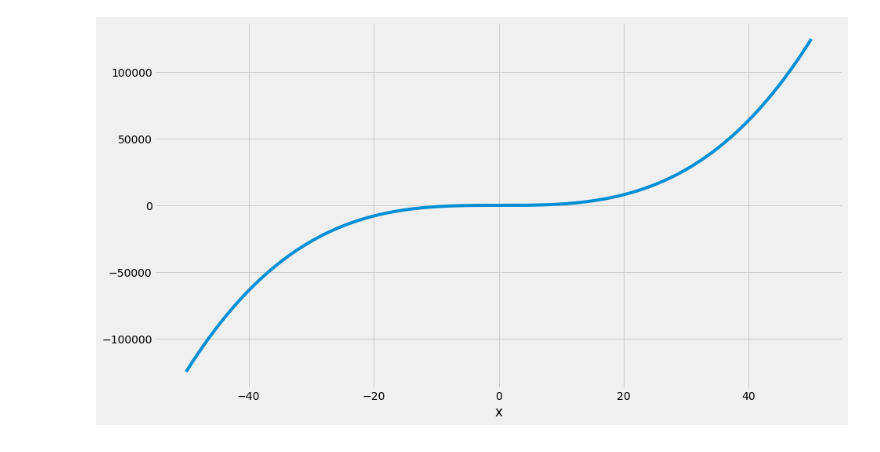
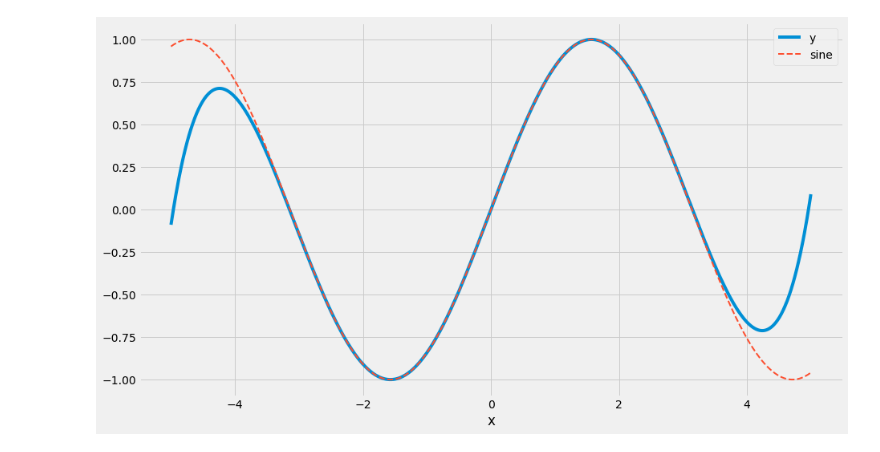
Before and after one commit to PaulClas/machine-learning-for-trading, a Jupyter notebook: 06_linear_models/01_cross_validation/bias_variance.ipynb, the cells around one changed output. Cells and saved outputs as stored; diff of their text form; code cells hidden in the pictures.

```diff
--- a/06_linear_models/01_cross_validation/bias_variance.ipynb
+++ b/06_linear_models/01_cross_validation/bias_variance.ipynb
@@ -8,6 +12,3 @@ import matplotlib.pyplot as plt
 %matplotlib inline
 plt.style.use('fivethirtyeight')
 plt.rc('figure', figsize=(14, 8))
-# %%
-def f(x):
-    return x**3
@@ -17,4 +14,0 @@ data = pd.DataFrame({'y': f(x), 'x': x})
-# %%
-data.plot(x='x', y='y', legend=False);
-# %% [output]
-[figure, removed]
@@ -23 +20,9 @@ from numpy.random import normal
+# %%
+x = np.linspace(-5, 5, 1000)
+data = pd.DataFrame({'y': f(x), 'x': x})
+ax = data.plot(x='x', y='y', legend=False)
+pd.Series(np.sin(x), index=x).plot(ax=ax, ls='--', lw=2, label='sine')
+plt.legend();
+# %% [output]
+[figure, added]
 # %%
```
Also changed, not shown: parts of 14 cells of this notebook, 2 other files.
